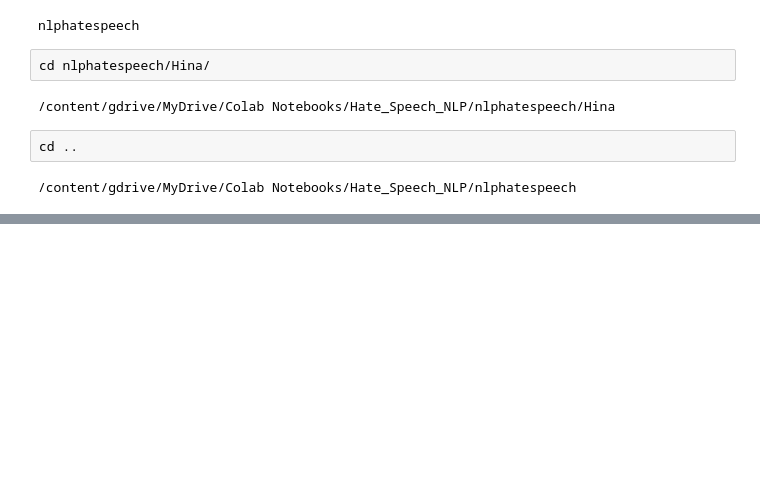
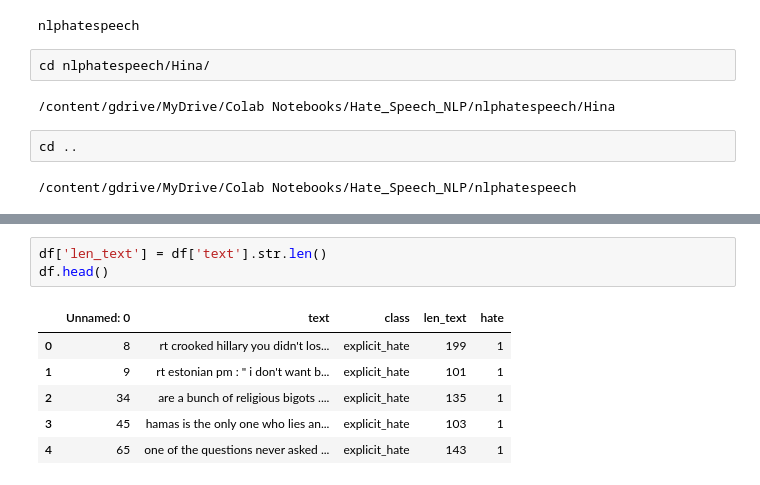
Before and after one commit to uadR1/nlphatespeech, a Jupyter notebook: Hina/BERT_binary.ipynb, the cells around one changed output, grey strips where cells are left out. Saved outputs shown, nothing was run; the diff lists cells and outputs as text; blank space fills up the shorter version.

```diff
--- a/Hina/BERT_binary.ipynb
+++ b/Hina/BERT_binary.ipynb
@@ -88,0 +124,10 @@ FileNotFoundError: ignored
+# %%
+df['len_text'] = df['text'].str.len()
+df.head()
+# %% [output]
+|  | Unnamed: 0 | text | class | len_text | hate |
+| 0 | 8 | rt crooked hillary you didn't los... | explicit_hate | 199 | 1 |
+| 1 | 9 | rt estonian pm : " i don't want b... | explicit_hate | 101 | 1 |
+| 2 | 34 | are a bunch of religious bigots .... | explicit_hate | 135 | 1 |
+| 3 | 45 | hamas is the only one who lies an... | explicit_hate | 103 | 1 |
+| 4 | 65 | one of the questions never asked ... | explicit_hate | 143 | 1 |
```
Also changed, not shown: parts of 43 cells of this notebook.
